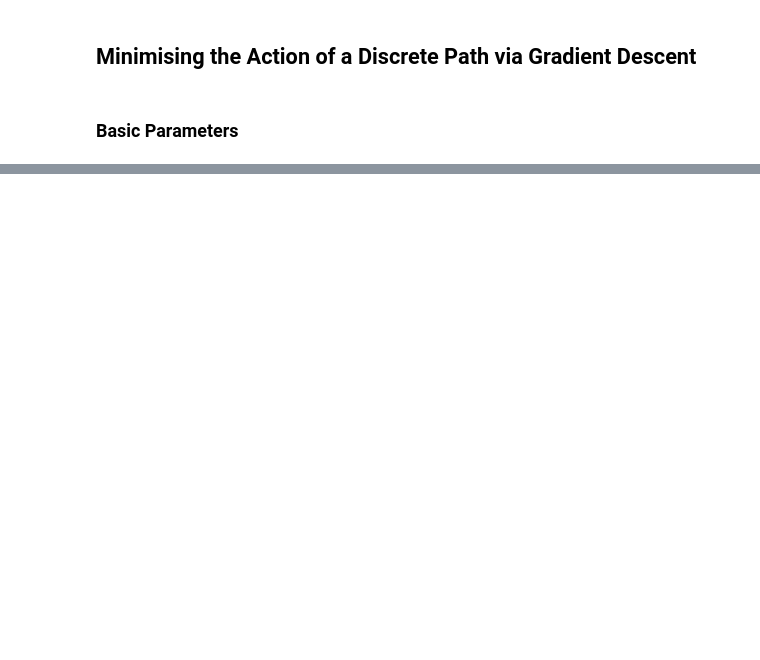
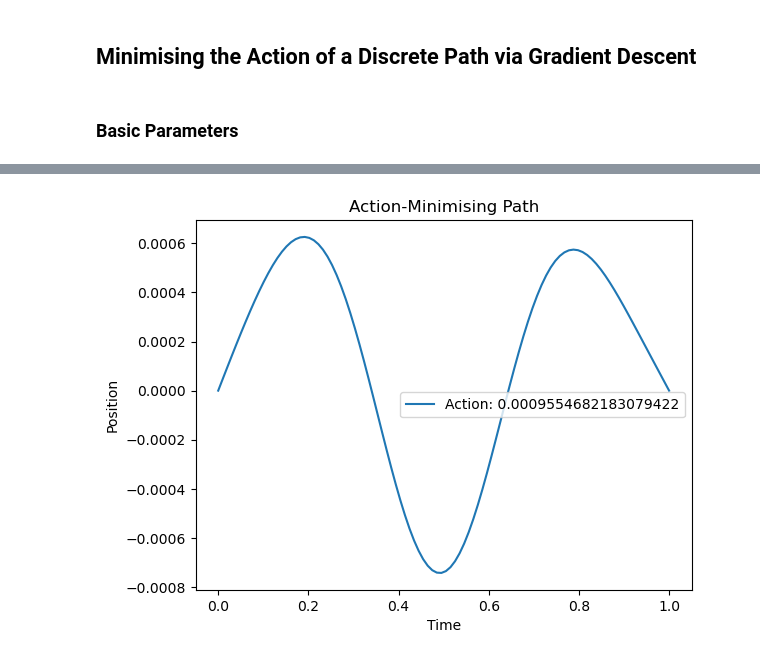
Before and after one commit to aiman1661/gd-action, a Jupyter notebook: action_notebook.ipynb, the cells around one changed output, grey strips where cells are left out. Drawn from its saved outputs; the diff is of its cells as text; code cells hidden in the pictures; blank space fills up the shorter version.

```diff
--- a/action_notebook.ipynb
+++ b/action_notebook.ipynb
@@ -45,14 +53,0 @@ Initial action: 25.810279846191406
-# %%
-seed = 0
-key = random.PRNGKey(seed)
-key, subkey = random.split(key)
-
-k = 5 # number of Fourier modes
-coeffs_guess = jnp.array([0.1, 0., 0., 0., 0.]) + random.uniform(subkey, shape=(k,)) * 0.01
-x_constructed = funcs.fourier_basis_expansion(time_array, coeffs_guess)
-
-plt.plot(time_array, x_constructed)
-plt.title('Initial Guess for Path in x-space')
-plt.xlabel('Time')
-plt.ylabel('Position')
-plt.show()
@@ -86,0 +81,19 @@ Did not converge within the specified number of steps.
+# %%
+# Optimisation loop
+
+for i in range(opt_N):
+
+    action_loss = lf.convergence_check(coeffs_guess, time_array, m, potential_fn)
+
+    if i%print_cycle == 0:
+        print(i, ": Action Loss = ", action_loss)
+
+
+    if action_loss < ad_tol:
+        print(i, ": Action Loss = ", action_loss)
+        print('Converged!')
+        break
+
+    coeffs_guess, opt_state, loss = updatefn(coeffs_guess, time_array, opt_state, optimizer, alpha, m, potential_fn)
+
+    alpha -= 1./opt_N                                         # anneal alpha
@@ -87,3 +114,17 @@ Did not converge within the specified number of steps.
+# %%
+x_constructed = fourier_basis_expansion(coeffs_guess, time_array) # constructing path from Fourier coefficients
+
+# defining system
+action_value = action_fn(x_constructed)
+
+plt.plot(time_array, x_constructed, label=f'Action: {action_value}')
+plt.title('Action-Minimising Path')
+plt.legend(loc='best')
+plt.xlabel('Time')
+plt.ylabel('Position')
+plt.show()
+# %% [output]
+[figure, added]
 # %%
 iter_array = jnp.arange(len(action_array))
 
```
Also changed, not shown: parts of 13 cells of this notebook, 6 other files.
